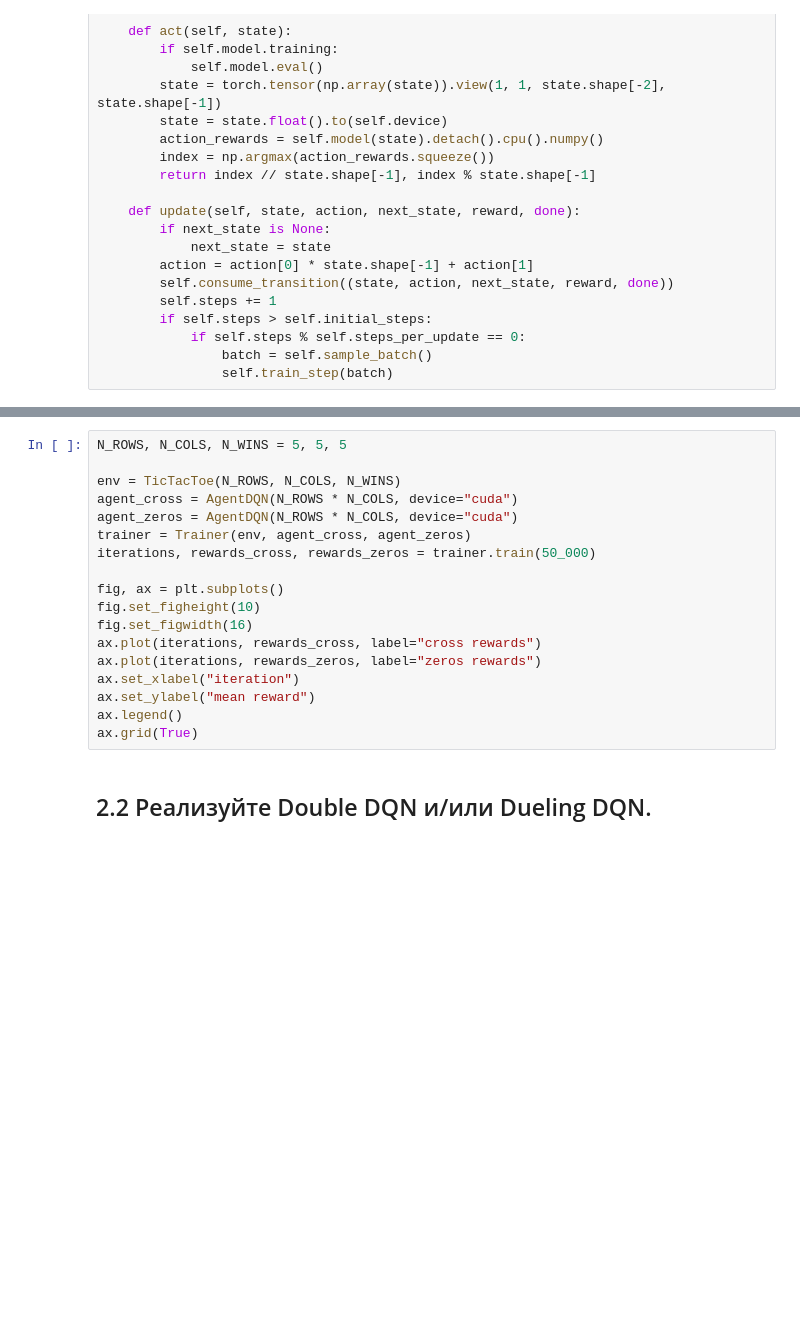
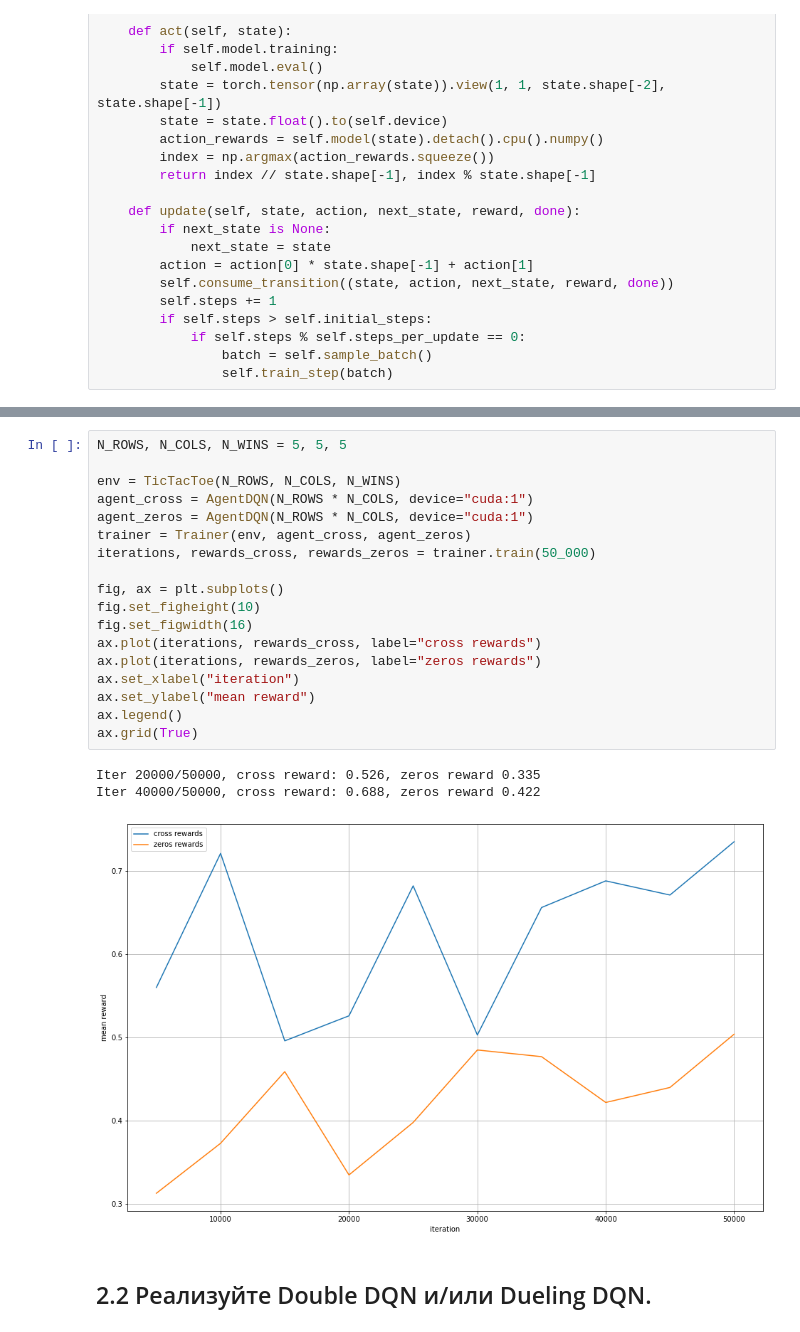
Before and after one commit to IMDxD/made_rl, a Jupyter notebook: hw2/hw2.ipynb, the cells around one changed output, grey strips where cells are left out. Cells and saved outputs as stored; diff of their text form; blank space fills up the shorter version.

```diff
--- a/hw2/hw2.ipynb
+++ b/hw2/hw2.ipynb
@@ -530,21 +565,25 @@ ax.grid(True)
 # %%
 N_ROWS, N_COLS, N_WINS = 5, 5, 5
 
 env = TicTacToe(N_ROWS, N_COLS, N_WINS)
-agent_cross = AgentDQN(N_ROWS * N_COLS, device="cuda")
-agent_zeros = AgentDQN(N_ROWS * N_COLS, device="cuda")
+agent_cross = AgentDQN(N_ROWS * N_COLS, device="cuda:1")
+agent_zeros = AgentDQN(N_ROWS * N_COLS, device="cuda:1")
 trainer = Trainer(env, agent_cross, agent_zeros)
 iterations, rewards_cross, rewards_zeros = trainer.train(50_000)
 
 fig, ax = plt.subplots()
 fig.set_figheight(10)
 fig.set_figwidth(16)
 ax.plot(iterations, rewards_cross, label="cross rewards")
 ax.plot(iterations, rewards_zeros, label="zeros rewards")
 ax.set_xlabel("iteration")
 ax.set_ylabel("mean reward")
 ax.legend()
 ax.grid(True)
+# %% [output]
+Iter 20000/50000, cross reward: 0.526, zeros reward 0.335
+Iter 40000/50000, cross reward: 0.688, zeros reward 0.422
+[figure, added]
 # %% [markdown]
 ## 2.2 Реализуйте Double DQN и/или Dueling DQN.
 # %%
```
Also changed, not shown: parts of 13 cells of this notebook.
